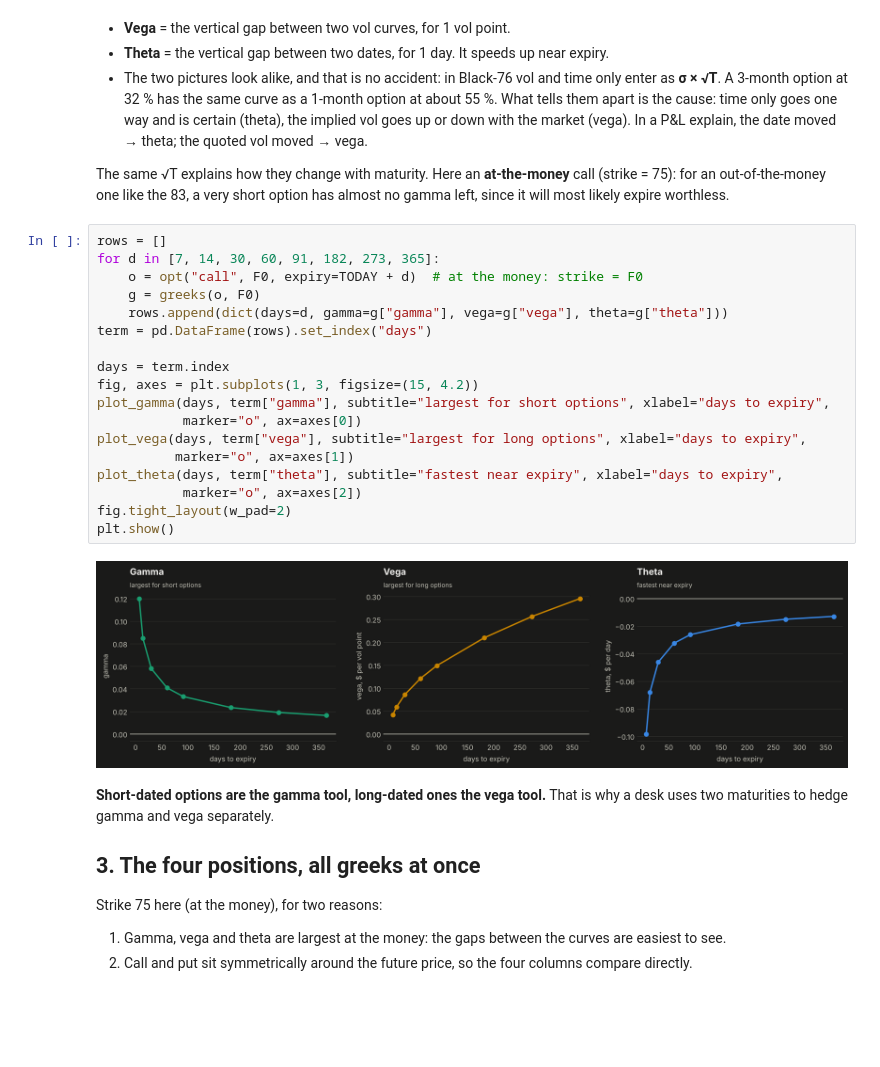
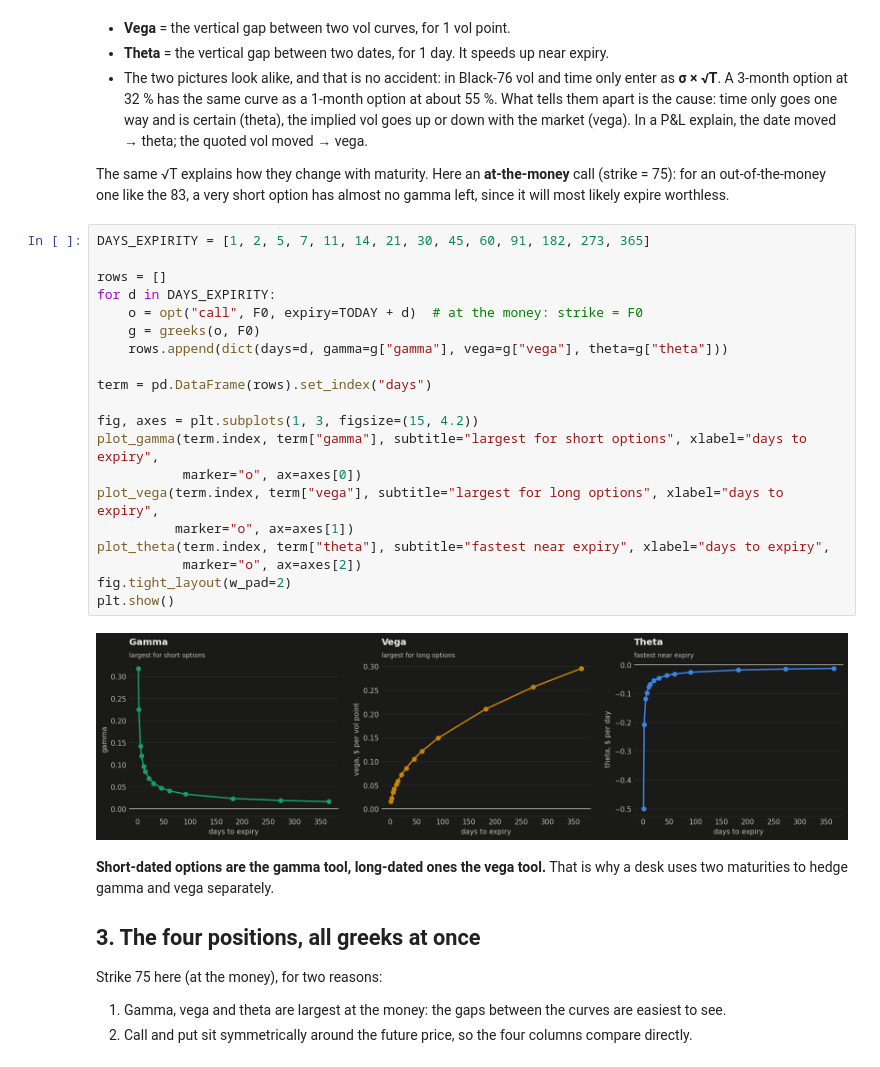
Before and after one commit to MiletoCarmelo/commodity-hedging, a Jupyter notebook: notebooks/07_options_greeks_and_hedging.ipynb, the cells around one changed output. Cells and saved outputs as stored; diff of their text form; blank space fills up the shorter version.

```diff
--- a/notebooks/07_options_greeks_and_hedging.ipynb
+++ b/notebooks/07_options_greeks_and_hedging.ipynb
@@ -191,25 +191,27 @@ The same √T explains how they change with maturity. Here an **at-the-money** c
 for an out-of-the-money one like the 83, a very short option has almost no gamma left, since it
 will most likely expire worthless.
 # %%
+DAYS_EXPIRITY = [1, 2, 5, 7, 11, 14, 21, 30, 45, 60, 91, 182, 273, 365]
+
 rows = []
-for d in [7, 14, 30, 60, 91, 182, 273, 365]:
+for d in DAYS_EXPIRITY:
     o = opt("call", F0, expiry=TODAY + d)  # at the money: strike = F0
     g = greeks(o, F0)
     rows.append(dict(days=d, gamma=g["gamma"], vega=g["vega"], theta=g["theta"]))
+
 term = pd.DataFrame(rows).set_index("days")
 
-days = term.index
 fig, axes = plt.subplots(1, 3, figsize=(15, 4.2))
-plot_gamma(days, term["gamma"], subtitle="largest for short options", xlabel="days to expiry",
+plot_gamma(term.index, term["gamma"], subtitle="largest for short options", xlabel="days to expiry",
            marker="o", ax=axes[0])
-plot_vega(days, term["vega"], subtitle="largest for long options", xlabel="days to expiry",
+plot_vega(term.index, term["vega"], subtitle="largest for long options", xlabel="days to expiry",
           marker="o", ax=axes[1])
-plot_theta(days, term["theta"], subtitle="fastest near expiry", xlabel="days to expiry",
+plot_theta(term.index, term["theta"], subtitle="fastest near expiry", xlabel="days to expiry",
            marker="o", ax=axes[2])
 fig.tight_layout(w_pad=2)
 plt.show()
 # %% [output]
-[figure, old version]
+[figure, new version]
 # %% [markdown]
 **Short-dated options are the gamma tool, long-dated ones the vega tool.** That is why a desk
 uses two maturities to hedge gamma and vega separately.
```
Also changed, not shown: parts of 2 cells of this notebook.
